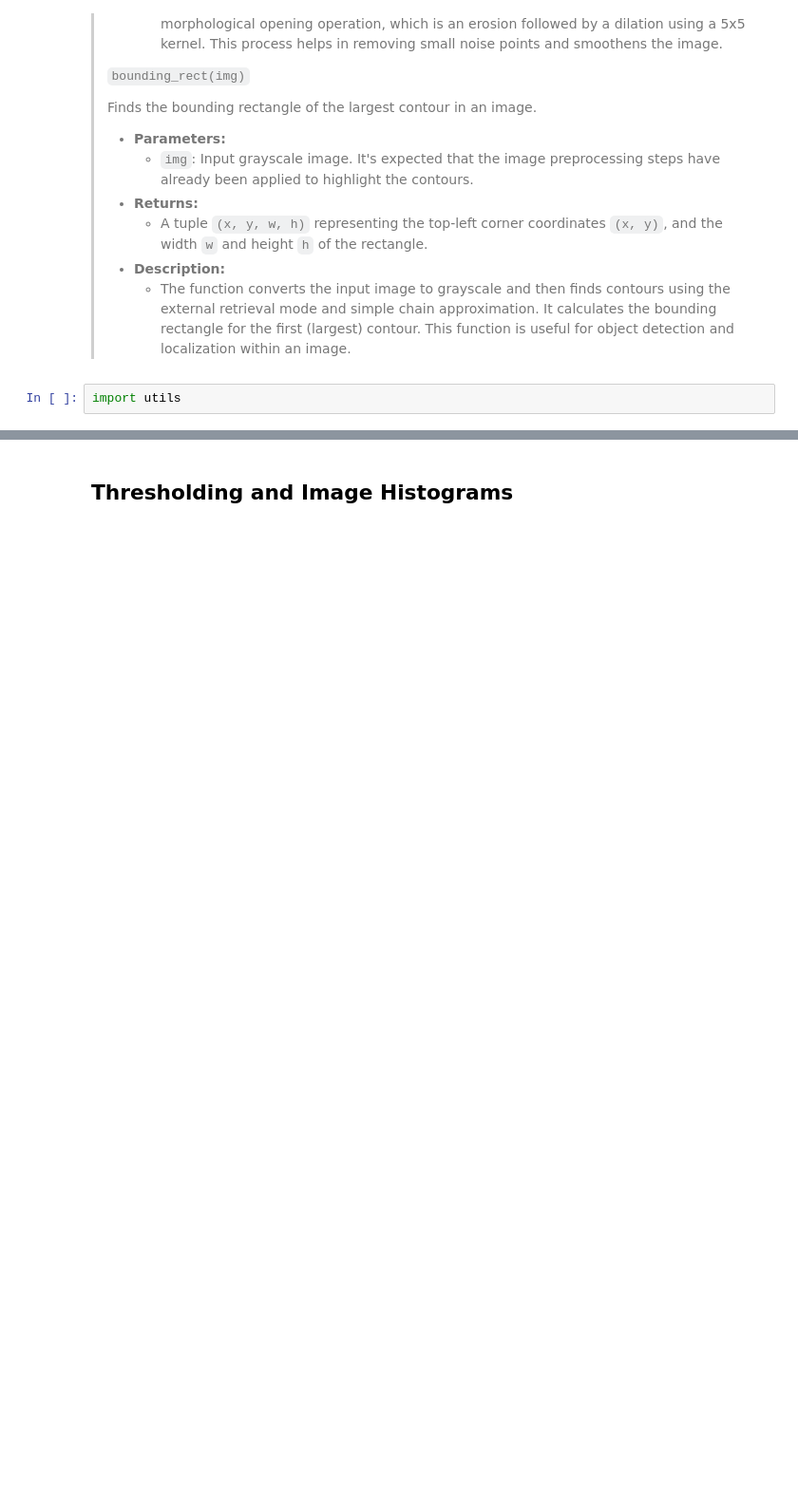
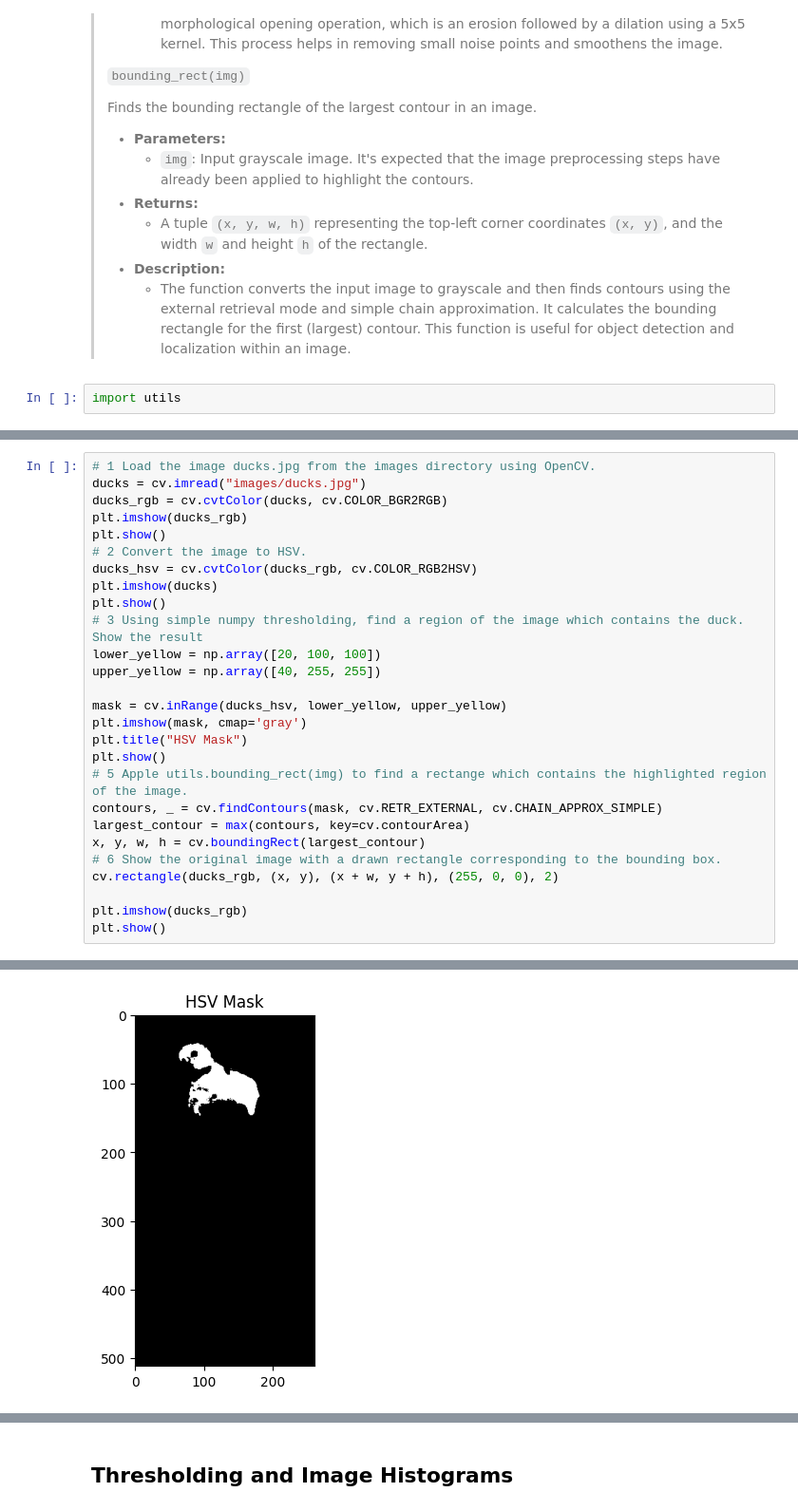
Before and after one commit to VlaKarlo/OSiRV_LV, a Jupyter notebook: lab2.ipynb, the cells around one changed output, grey strips where cells are left out. Shown at 95% size. Saved outputs shown, nothing was run; the diff lists cells and outputs as text; blank space fills up the shorter version.

```diff
--- a/lab2.ipynb
+++ b/lab2.ipynb
@@ -180,0 +144,28 @@ plt.show()
+# %%
+# 1 Load the image ducks.jpg from the images directory using OpenCV.
+ducks = cv.imread("images/ducks.jpg")
+ducks_rgb = cv.cvtColor(ducks, cv.COLOR_BGR2RGB)
+plt.imshow(ducks_rgb)
+plt.show()
+# 2 Convert the image to HSV.
+ducks_hsv = cv.cvtColor(ducks_rgb, cv.COLOR_RGB2HSV)
+plt.imshow(ducks)
+plt.show()
+# 3 Using simple numpy thresholding, find a region of the image which contains the duck. Show the result
+lower_yellow = np.array([20, 100, 100])
+upper_yellow = np.array([40, 255, 255])
+
+mask = cv.inRange(ducks_hsv, lower_yellow, upper_yellow)
+plt.imshow(mask, cmap='gray')
+plt.title("HSV Mask")
+plt.show()
+# 5 Apple utils.bounding_rect(img) to find a rectange which contains the highlighted region of the image.
+contours, _ = cv.findContours(mask, cv.RETR_EXTERNAL, cv.CHAIN_APPROX_SIMPLE)
+largest_contour = max(contours, key=cv.contourArea)
+x, y, w, h = cv.boundingRect(largest_contour)
+# 6 Show the original image with a drawn rectangle corresponding to the bounding box.
+cv.rectangle(ducks_rgb, (x, y), (x + w, y + h), (255, 0, 0), 2)
+
+plt.imshow(ducks_rgb)
+plt.show()
+# %% [output]
@@ -180,0 +174 @@ plt.show()
+[figure, added]
```
Also changed, not shown: parts of 7 cells of this notebook.
